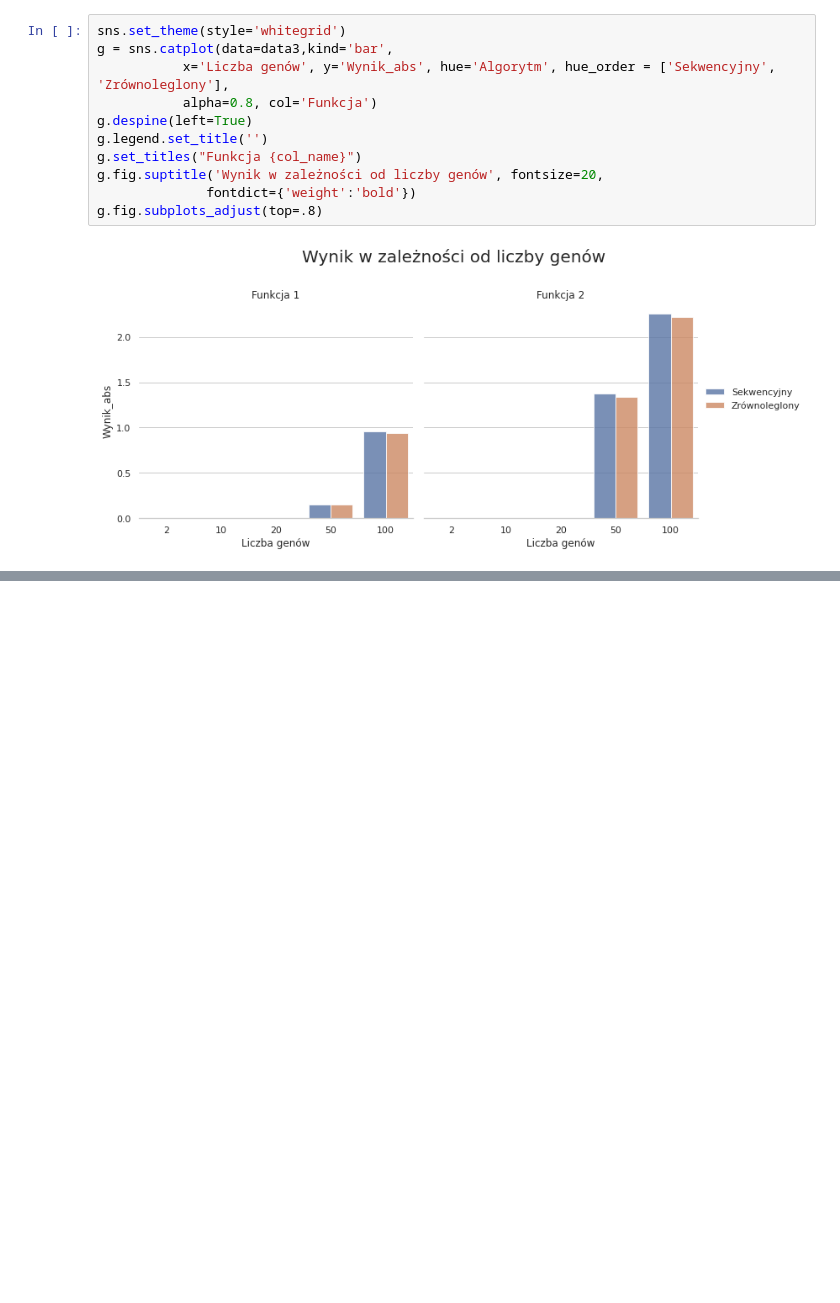
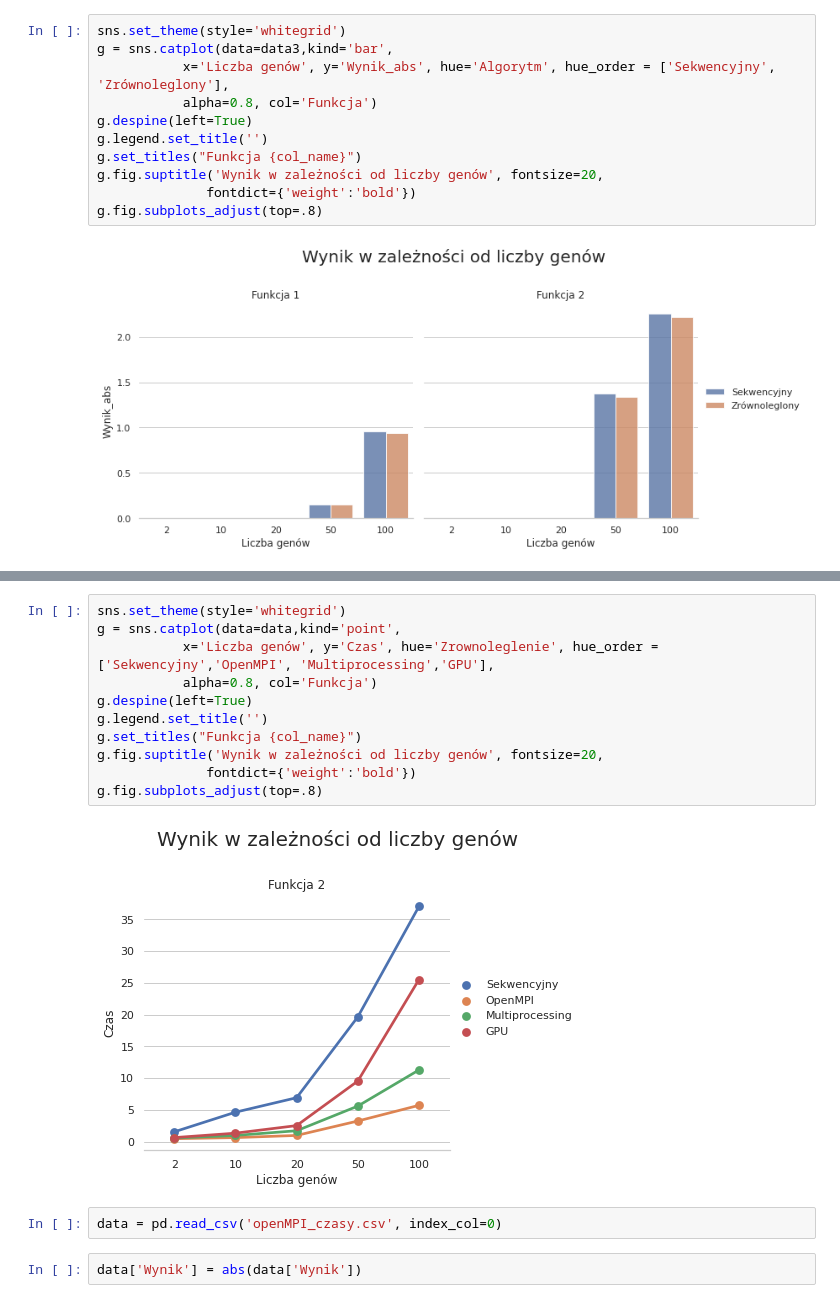
Before and after one commit to matszewczyk/porr_course-project, a Jupyter notebook: czasy_nowe.ipynb, the cells around one changed output, grey strips where cells are left out. Cells and saved outputs as stored; diff of their text form; blank space fills up the shorter version.

```diff
--- a/czasy_nowe.ipynb
+++ b/czasy_nowe.ipynb
@@ -401,0 +421,17 @@ g.fig.subplots_adjust(top=.8)
+# %%
+sns.set_theme(style='whitegrid')
+g = sns.catplot(data=data,kind='point',
+           x='Liczba genów', y='Czas', hue='Zrownoleglenie', hue_order = ['Sekwencyjny','OpenMPI', 'Multiprocessing','GPU'],
+           alpha=0.8, col='Funkcja')
+g.despine(left=True)
+g.legend.set_title('')
+g.set_titles("Funkcja {col_name}")
+g.fig.suptitle('Wynik w zależności od liczby genów', fontsize=20,
+              fontdict={'weight':'bold'})
+g.fig.subplots_adjust(top=.8)
+# %% [output]
+[figure, added]
+# %%
+data = pd.read_csv('openMPI_czasy.csv', index_col=0)
+# %%
+data['Wynik'] = abs(data['Wynik'])
```
Also changed, not shown: parts of 7 cells of this notebook, 3 other files.
